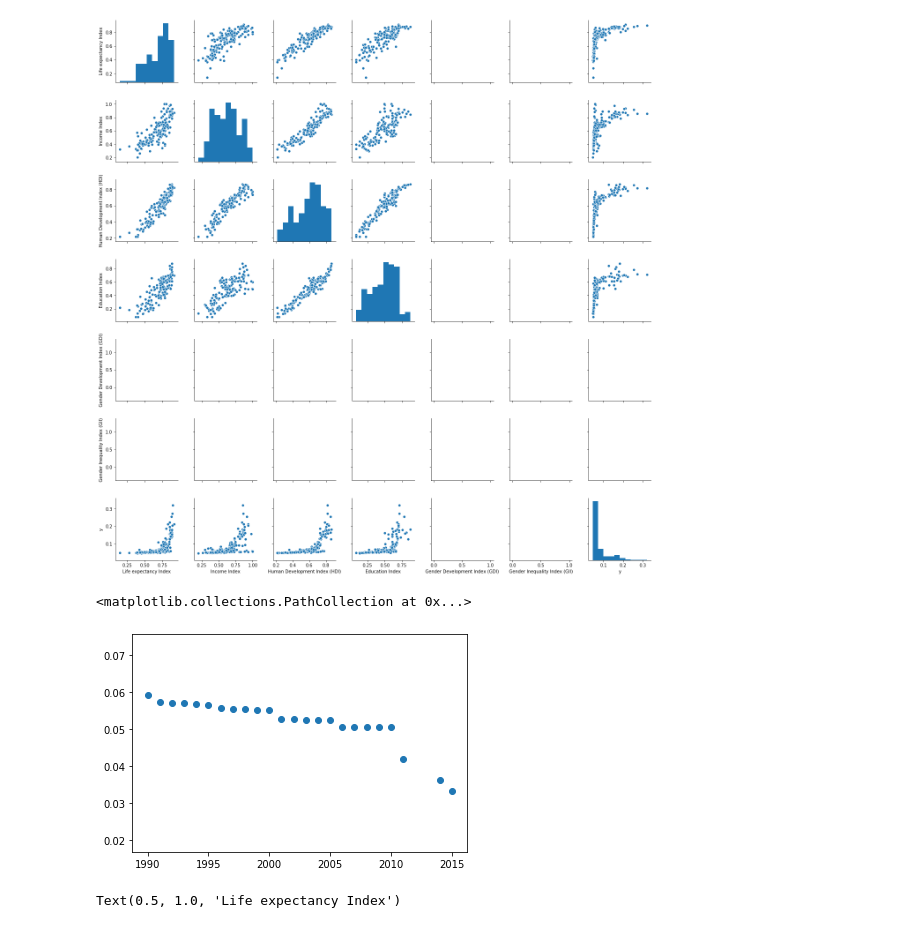
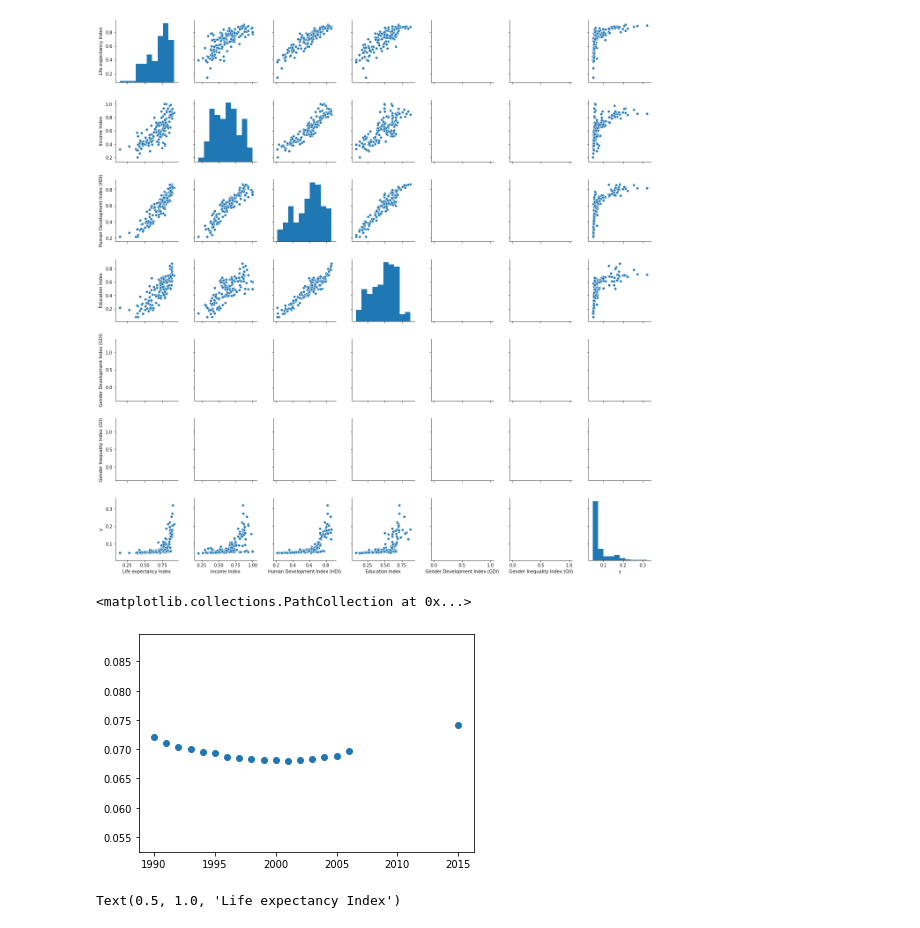
Before and after one commit to D1nay/prohack2020, a Jupyter notebook: EDA 2.ipynb, the cells around one changed output. Saved outputs shown, nothing was run; the diff lists cells and outputs as text; code cells hidden in the pictures.

```diff
--- a/EDA 2.ipynb
+++ b/EDA 2.ipynb
@@ -122,13 +122,13 @@ sns.pairplot(data_ind.loc[idx[1991, ], index_columns + ['y']])
 <seaborn.axisgrid.PairGrid at 0x...>
 [figure]
 # %%
-country = 'World'
+country = 'Kazakhstan'
 y = data_ind.loc[idx[:, country], 'y']
 x = [x[0] for x in data_ind.loc[idx[:, country], 'y'].index]
 plt.scatter(x, y)
 # %% [output]
 <matplotlib.collections.PathCollection at 0x...>
-[figure, old version]
+[figure, new version]
 # %%
 i = 0
 y = data_ind.loc[idx[:, country], index_columns[i]]
```
Also changed, not shown: 3 other files.
